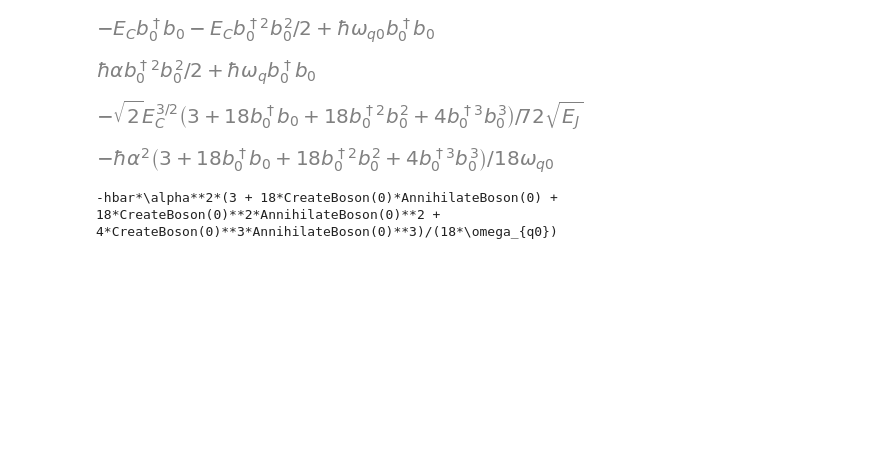
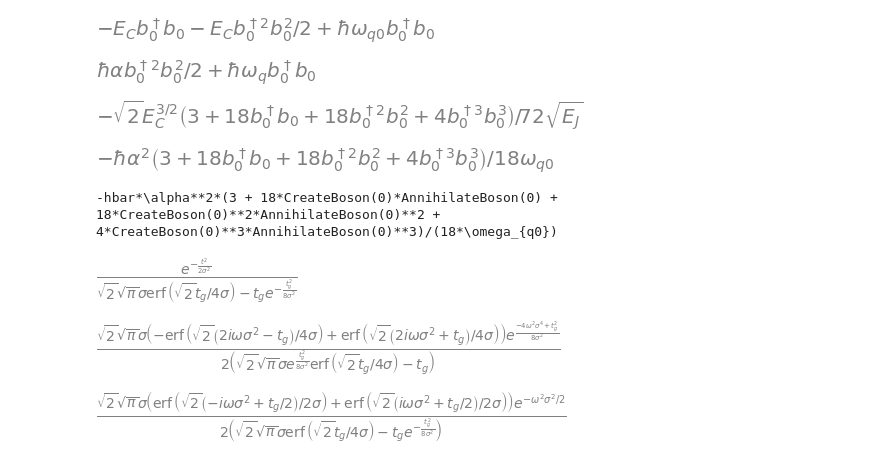
Before and after one commit to NickyNASA/PHYS-779-Project, a Jupyter notebook: src/analytic_solutions.ipynb, the cells around one changed output. Drawn from its saved outputs; the diff is of its cells as text; code cells hidden in the pictures; blank space fills up the shorter version.

```diff
--- a/src/analytic_solutions.ipynb
+++ b/src/analytic_solutions.ipynb
@@ -116,3 +117,25 @@ print(H_error)
 [figure]
 [figure]
 -hbar*\alpha**2*(3 + 18*CreateBoson(0)*AnnihilateBoson(0) + 18*CreateBoson(0)**2*AnnihilateBoson(0)**2 + 4*CreateBoson(0)**3*AnnihilateBoson(0)**3)/(18*\omega_{q0})
+# %%
+from sympy import Heaviside
+
+a = symbols('a', positive=True)
+sigma, tg = symbols('sigma t_g', positive=True)
+t, omega = symbols('t omega', real=True)
+
+B = sympy.exp(-(tg**2) / (8*sigma**2))
+gaussian = (sympy.exp(-t**2 / (2*sigma**2))) / (sqrt(2*pi)*sigma*sympy.erf(tg / (sqrt(8)*sigma)) - tg*B)
+display(gaussian)
+fourier = sympy.fourier_transform((Heaviside(t+tg/2) - Heaviside(t-tg/2)) * gaussian, t, omega/(2*pi))
+
+c1 = 1 / (sqrt(2*pi)*sigma*sympy.erf(tg / (sqrt(8)*sigma)) - tg*B)
+z = (tg/2 + I*sigma**2*omega) / (sqrt(2)*sigma)
+fourier2 = c1 * sqrt(2*pi)*sigma * sympy.exp(-(sigma*omega)**2 / 2) * (sympy.erf(z) + sympy.erf(sympy.conjugate(z)))/2
+
+display(fourier)
+display(fourier2)
+# %% [output]
+[figure, added]
+[figure, added]
+[figure, added]
```
Also changed, not shown: parts of 4 cells of this notebook, 1 other file.
